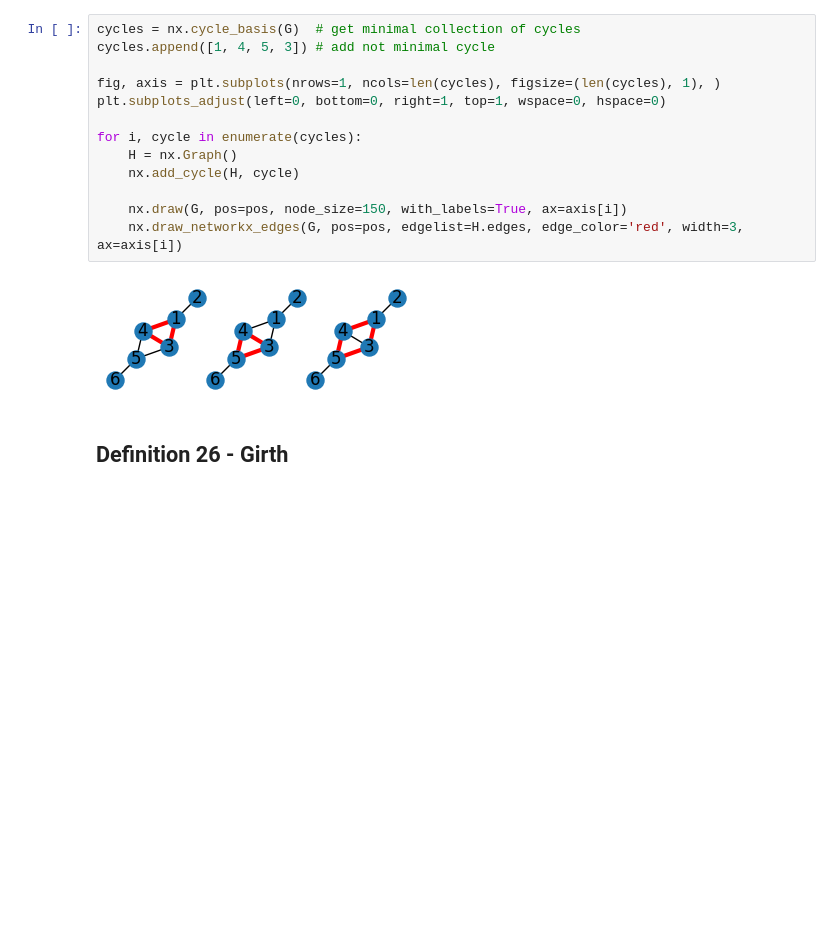
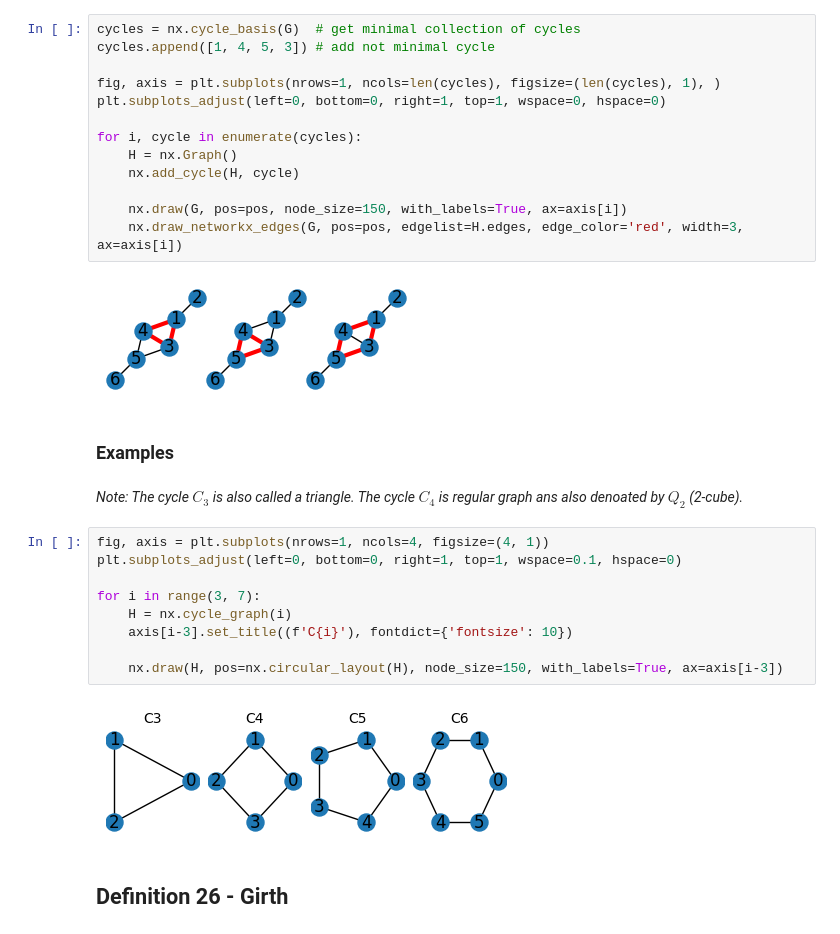
Before and after one commit to lipinski/graph-theory, a Jupyter notebook: definitions.ipynb, the cells around one changed output. Saved outputs shown, nothing was run; the diff lists cells and outputs as text; blank space fills up the shorter version.

```diff
--- a/definitions.ipynb
+++ b/definitions.ipynb
@@ -485,6 +487,21 @@ for i, cycle in enumerate(cycles):
     nx.draw_networkx_edges(G, pos=pos, edgelist=H.edges, edge_color='red', width=3, ax=axis[i])
 # %% [output]
 [figure]
+# %% [markdown]
+### Examples
+# %% [markdown]
+*Note: The cycle $C_3$ is also called a triangle. The cycle $C_4$ is regular graph ans also denoated by $Q_2$ (2-cube).*
+# %%
+fig, axis = plt.subplots(nrows=1, ncols=4, figsize=(4, 1))
+plt.subplots_adjust(left=0, bottom=0, right=1, top=1, wspace=0.1, hspace=0)
+
+for i in range(3, 7):
+    H = nx.cycle_graph(i)
+    axis[i-3].set_title((f'C{i}'), fontdict={'fontsize': 10})
+
+    nx.draw(H, pos=nx.circular_layout(H), node_size=150, with_labels=True, ax=axis[i-3])
+# %% [output]
+[figure, added]
 # %% [markdown]
 ## Definition 26 - Girth
 # %% [markdown]
```
Also changed, not shown: parts of 3 cells of this notebook.
